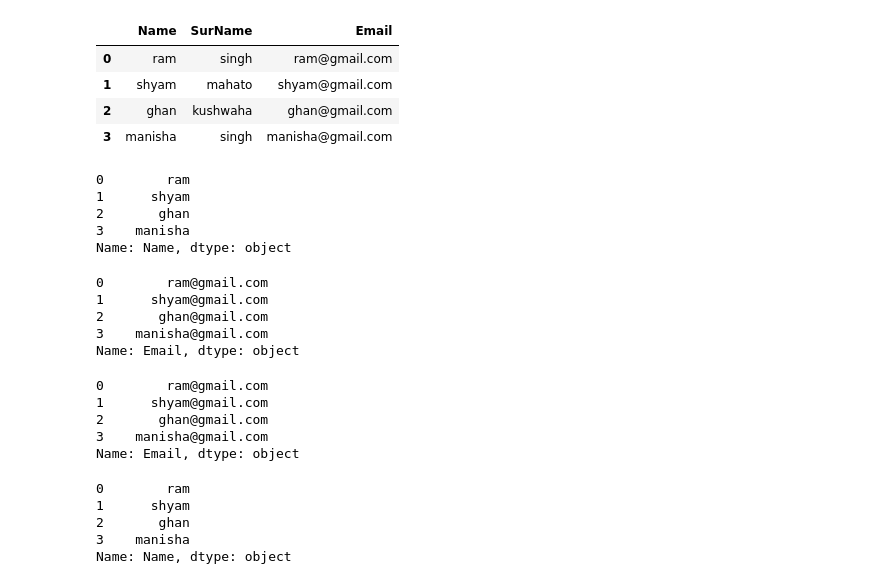
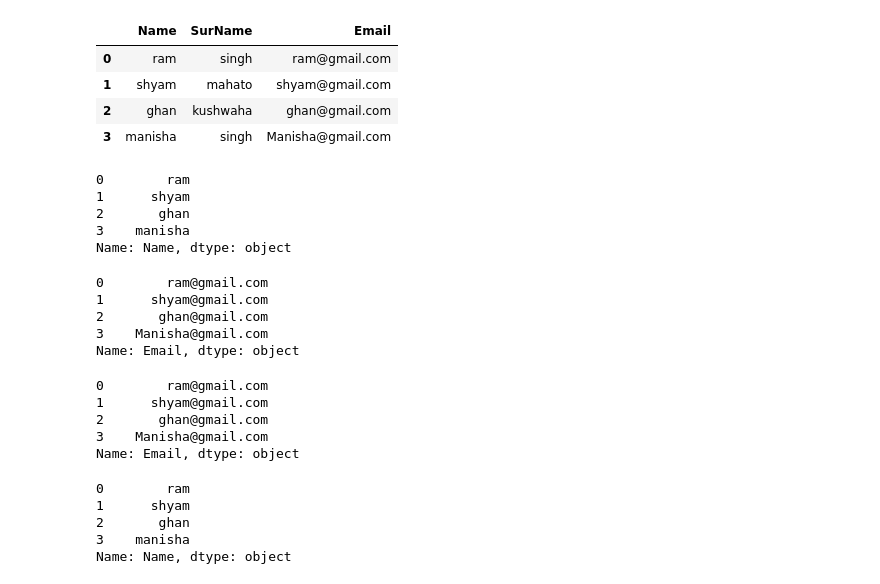
Before and after one commit to shyamghan17/MachineLearning, a Jupyter notebook: Pandas/DataFrame.ipynb, the cells around one changed output. Drawn from its saved outputs; the diff is of its cells as text; code cells hidden in the pictures.

```diff
--- a/Pandas/DataFrame.ipynb
+++ b/Pandas/DataFrame.ipynb
@@ -1,17 +1,17 @@
 # %%
-peopel = {'Name':['ram', 'shyam', 'ghan', 'manisha'], 'SurName':['singh', 'mahato', 'kushwaha', 'singh' ],'Email':['ram@gmail.com', 'shyam@gmail.com', 'ghan@gmail.com', 'manisha@gmail.com']}
+peopel = {'Name':['ram', 'shyam', 'ghan', 'manisha'], 'SurName':['singh', 'mahato', 'kushwaha', 'singh' ],'Email':['ram@gmail.com', 'shyam@gmail.com', 'ghan@gmail.com', 'Manisha@gmail.com']}
 #creating a list of data set
 import pandas as pd
 #importing pandas library
 df = pd.DataFrame(peopel)
 df
 #printing the data
 # %% [output]
 |  | Name | SurName | Email |
 | 0 | ram | singh | ram@gmail.com |
 | 1 | shyam | mahato | shyam@gmail.com |
 | 2 | ghan | kushwaha | ghan@gmail.com |
-| 3 | manisha | singh | manisha@gmail.com |
+| 3 | manisha | singh | Manisha@gmail.com |
 # %%
 df['Name']
 #printing the column that have Name
@@ -28,7 +28,7 @@ df['Email']
 0        ram@gmail.com
 1      shyam@gmail.com
 2       ghan@gmail.com
-3    manisha@gmail.com
+3    Manisha@gmail.com
 Name: Email, dtype: object
 # %%
 df.Email
@@ -37,7 +37,7 @@ df.Email
 0        ram@gmail.com
 1      shyam@gmail.com
 2       ghan@gmail.com
-3    manisha@gmail.com
+3    Manisha@gmail.com
 Name: Email, dtype: object
 # %%
 df.Name
```
Also changed, not shown: parts of 35 cells of this notebook.
